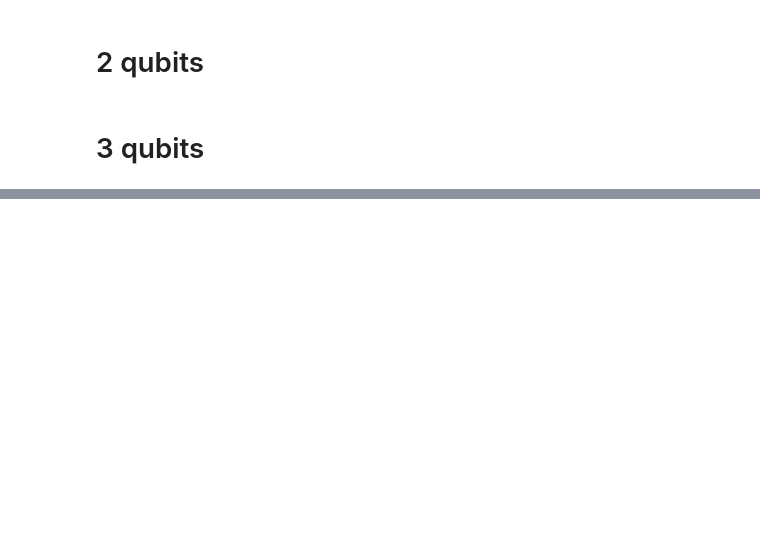
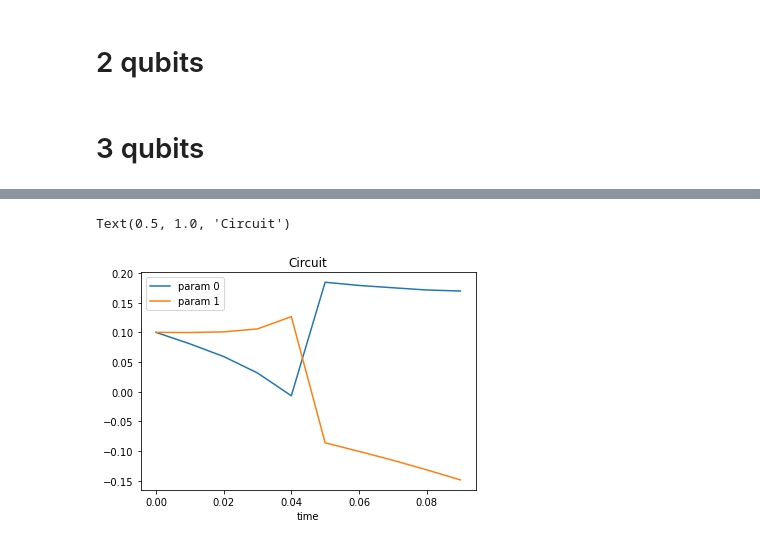
Before and after one commit to lezav/variational_quantum_simulation, a Jupyter notebook: full_simulation.ipynb, the cells around one changed output, grey strips where cells are left out. Drawn from its saved outputs; the diff is of its cells as text; code cells hidden in the pictures; blank space fills up the shorter version.

```diff
--- a/full_simulation.ipynb
+++ b/full_simulation.ipynb
@@ -79,3 +84,11 @@ plt.title("Analytic")
 # %%
 ode = define_vqs_ode(ops, opsH, fs, hs, state = vector)    # Define the diff. equation RHS as a function of the parameters
 params_evolved = euler(ode, params_init, dt, Nt)
+# Plot parameter evolution
+plt.plot(dt*np.arange(Nt), params_evolved, label = [f"param {i}" for i in range(params_evolved.shape[1])])
+plt.xlabel("time")
+plt.legend(loc="best")
+plt.title("Circuit")
+# %% [output]
+Text(0.5, 1.0, 'Circuit')
+[figure, added]
```
Also changed, not shown: parts of 4 cells of this notebook, 1 other file.
